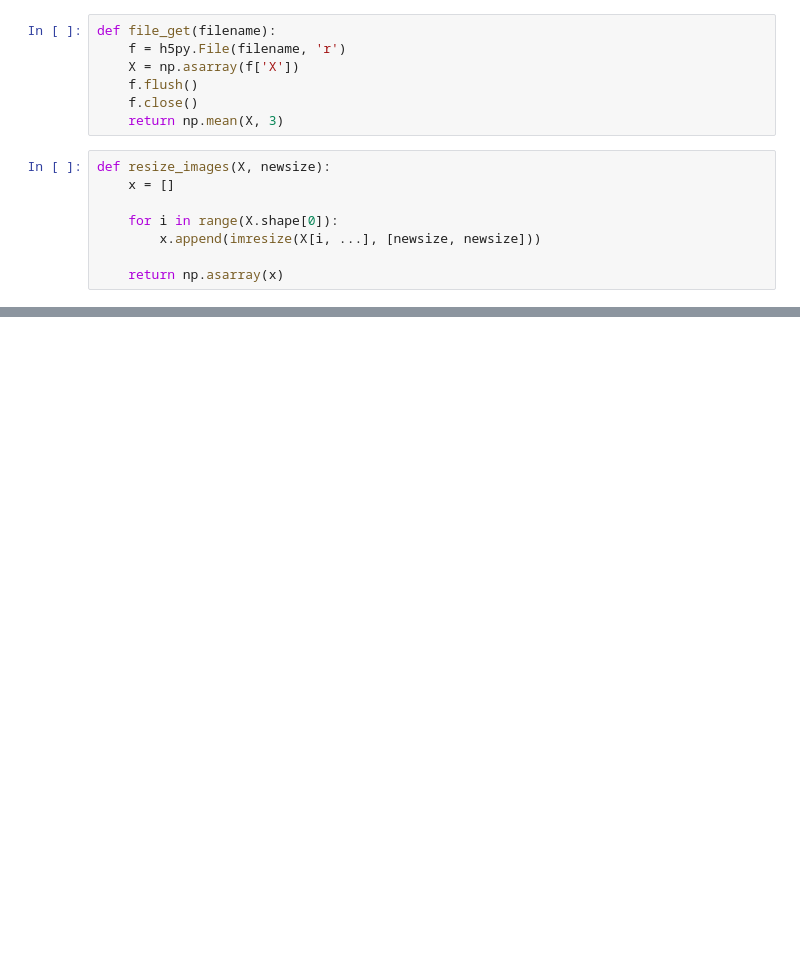
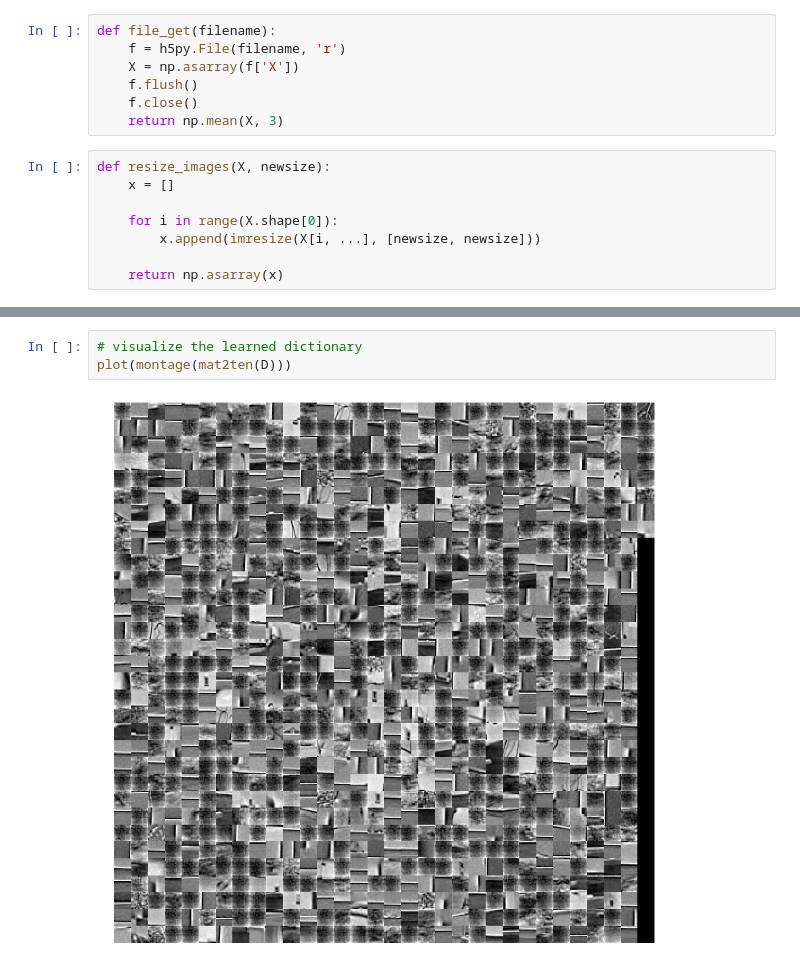
Before and after one commit to mpcrlab/TF_Rover, a Jupyter notebook: SparseCodingRoverFrames.ipynb, the cells around one changed output, grey strips where cells are left out. Saved outputs shown, nothing was run; the diff lists cells and outputs as text; blank space fills up the shorter version.

```diff
--- a/SparseCodingRoverFrames.ipynb
+++ b/SparseCodingRoverFrames.ipynb
@@ -188,0 +151,5 @@ KeyboardInterrupt:
+# %%
+# visualize the learned dictionary
+plot(montage(mat2ten(D)))
+# %% [output]
+[figure, added]
```
Also changed, not shown: parts of 10 cells of this notebook.
